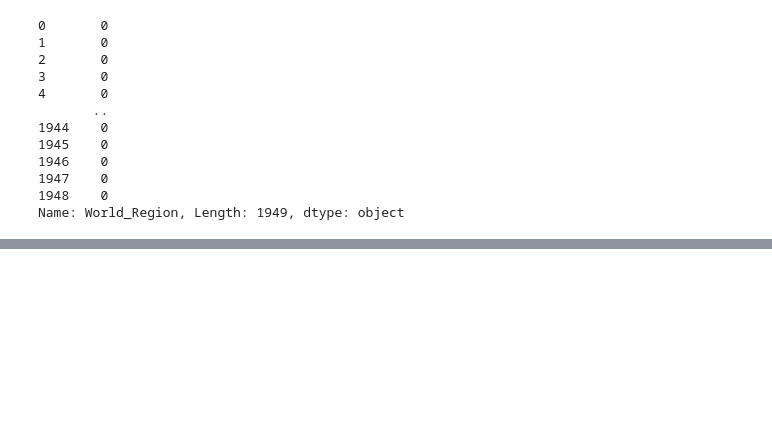
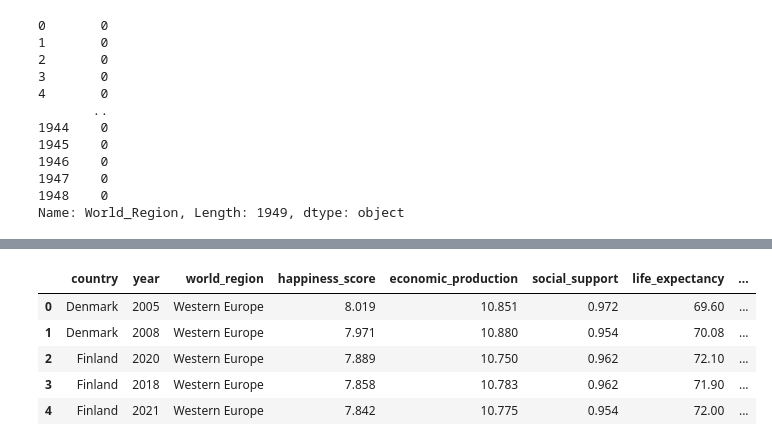
Before and after one commit to Wavelydavely/World_Happiness_Report, a Jupyter notebook: WHR_Data_Prep.ipynb, the cells around one changed output, grey strips where cells are left out. Cells and saved outputs as stored; diff of their text form; code cells hidden in the pictures; blank space fills up the shorter version.

```diff
--- a/WHR_Data_Prep.ipynb
+++ b/WHR_Data_Prep.ipynb
@@ -149,3 +149,13 @@ world_happiness_df.head()
 | 2 | Afghanistan | 2010 | 0 | 4.758 | 7.647 | 0.539 | 51.60 | ... |
 | 3 | Afghanistan | 2011 | 0 | 3.832 | 7.620 | 0.521 | 51.92 | ... |
 | 4 | Afghanistan | 2012 | 0 | 3.783 | 7.705 | 0.521 | 52.24 | ... |
+# %%
+joined_df = pd.read_csv("Cleaned_Data/WHR_Joined.csv")
+joined_df.head()
+# %% [output]
+|  | country | year | world_region | happiness_score | economic_production | social_support | life_expectancy | ... |
+| 0 | Denmark | 2005 | Western Europe | 8.019 | 10.851 | 0.972 | 69.60 | ... |
+| 1 | Denmark | 2008 | Western Europe | 7.971 | 10.880 | 0.954 | 70.08 | ... |
+| 2 | Finland | 2020 | Western Europe | 7.889 | 10.750 | 0.962 | 72.10 | ... |
+| 3 | Finland | 2018 | Western Europe | 7.858 | 10.783 | 0.962 | 71.90 | ... |
+| 4 | Finland | 2021 | Western Europe | 7.842 | 10.775 | 0.954 | 72.00 | ... |
```
Also changed, not shown: parts of 1 cell of this notebook.
